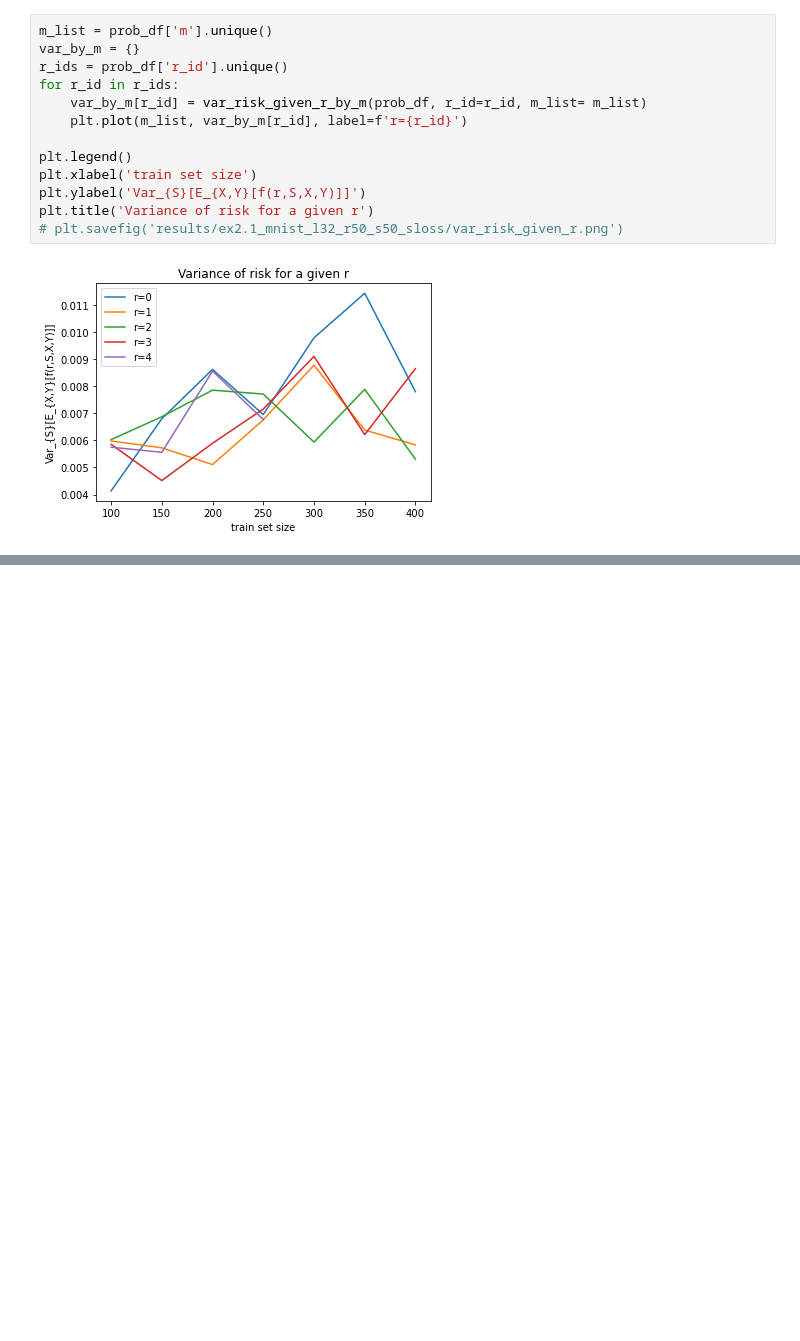
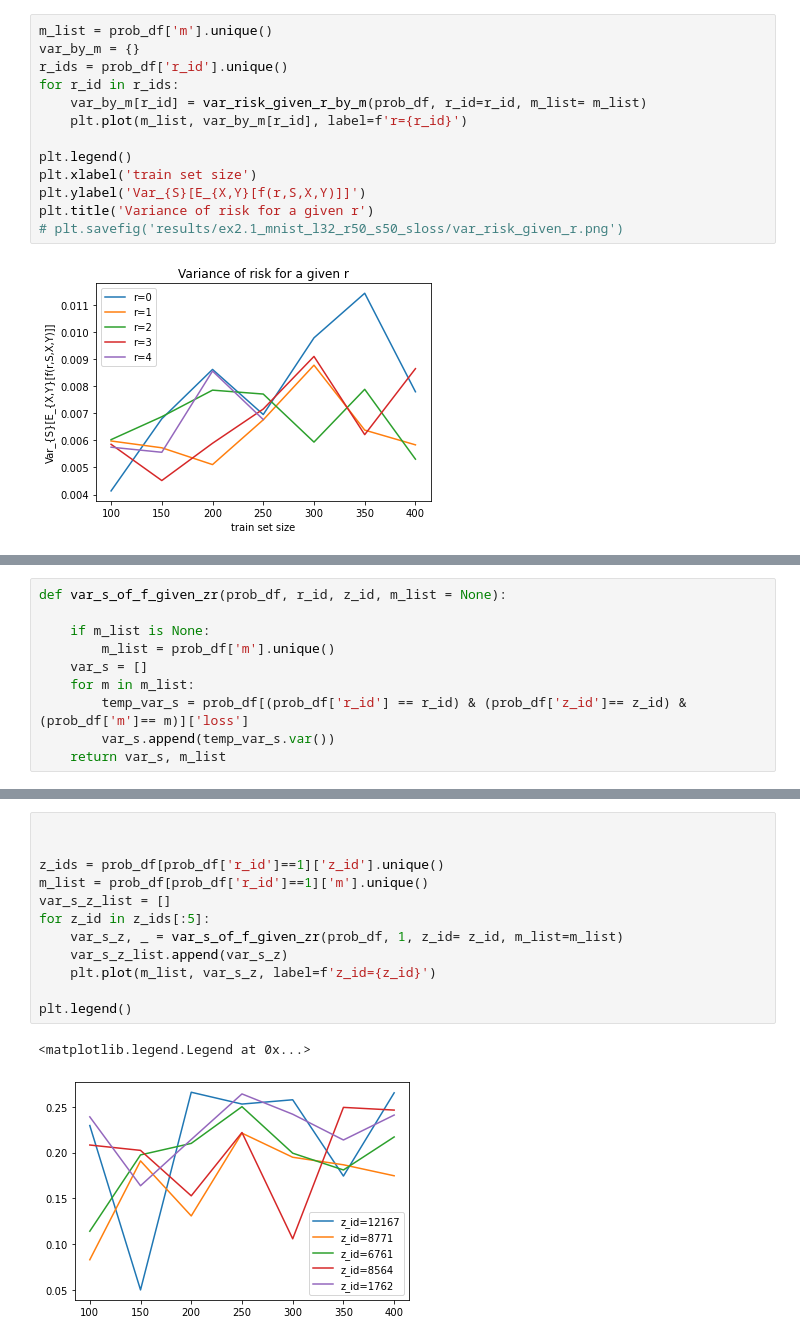
Before and after one commit to abstruse020/support_stability_experiments, a Jupyter notebook: TMLR_Submission/random_label_exp/infer.ipynb, the cells around one changed output, grey strips where cells are left out. Saved outputs shown, nothing was run; the diff lists cells and outputs as text; blank space fills up the shorter version.

```diff
--- a/TMLR_Submission/random_label_exp/infer.ipynb
+++ b/TMLR_Submission/random_label_exp/infer.ipynb
@@ -547,0 +646,10 @@ plt.title('Variance of risk for a given r')
+# %%
+def var_s_of_f_given_zr(prob_df, r_id, z_id, m_list = None):
+
+    if m_list is None:
+        m_list = prob_df['m'].unique()
+    var_s = []
+    for m in m_list:
+        temp_var_s = prob_df[(prob_df['r_id'] == r_id) & (prob_df['z_id']== z_id) & (prob_df['m']== m)]['loss']
+        var_s.append(temp_var_s.var())
+    return var_s, m_list
@@ -547,0 +672,15 @@ plt.title('Variance of risk for a given r')
+# %%
+
+
+z_ids = prob_df[prob_df['r_id']==1]['z_id'].unique()
+m_list = prob_df[prob_df['r_id']==1]['m'].unique()
+var_s_z_list = []
+for z_id in z_ids[:5]:
+    var_s_z, _ = var_s_of_f_given_zr(prob_df, 1, z_id= z_id, m_list=m_list)
+    var_s_z_list.append(var_s_z)
+    plt.plot(m_list, var_s_z, label=f'z_id={z_id}')
+
+plt.legend()
+# %% [output]
+<matplotlib.legend.Legend at 0x...>
+[figure, added]
```
Also changed, not shown: parts of 66 cells of this notebook, 30 other files.
